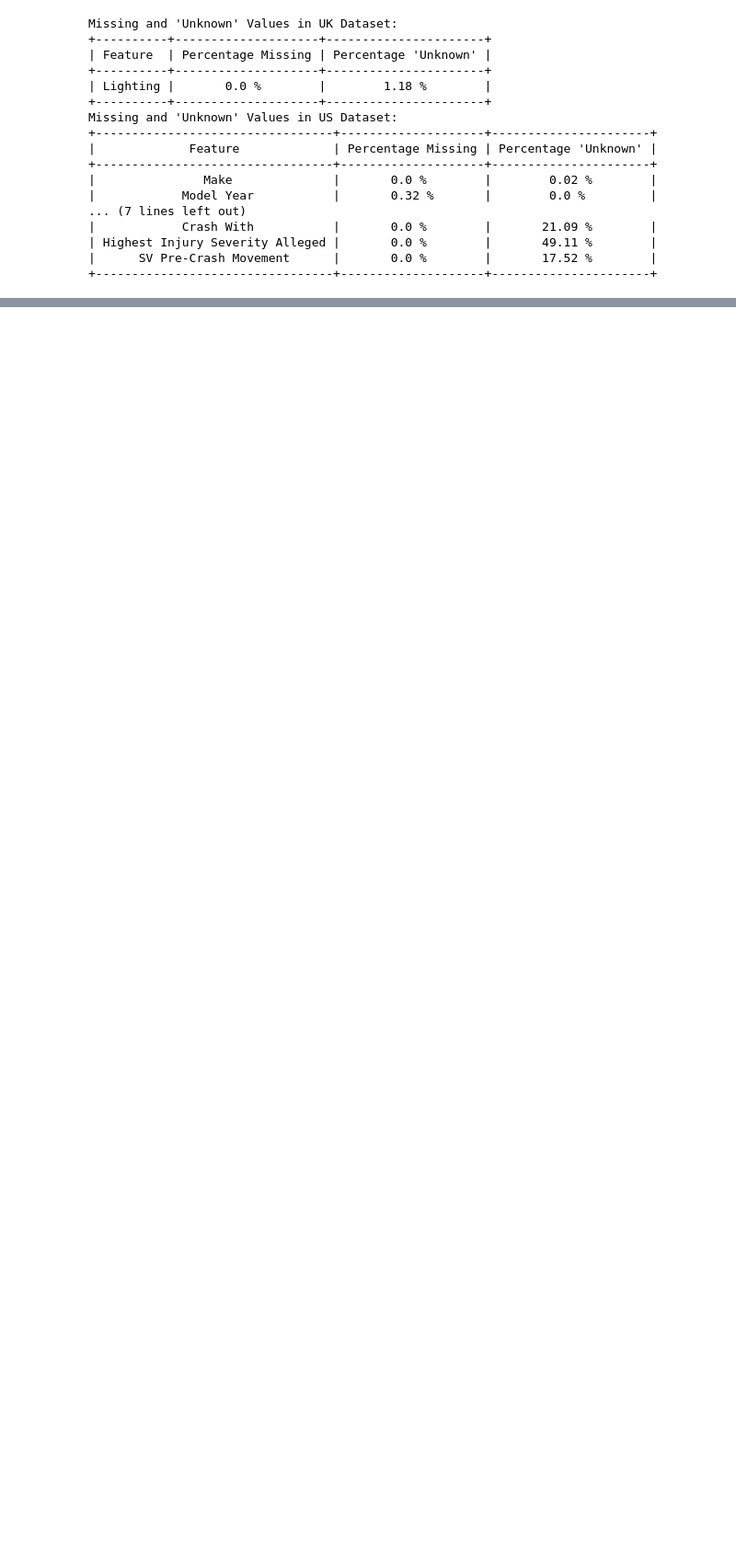
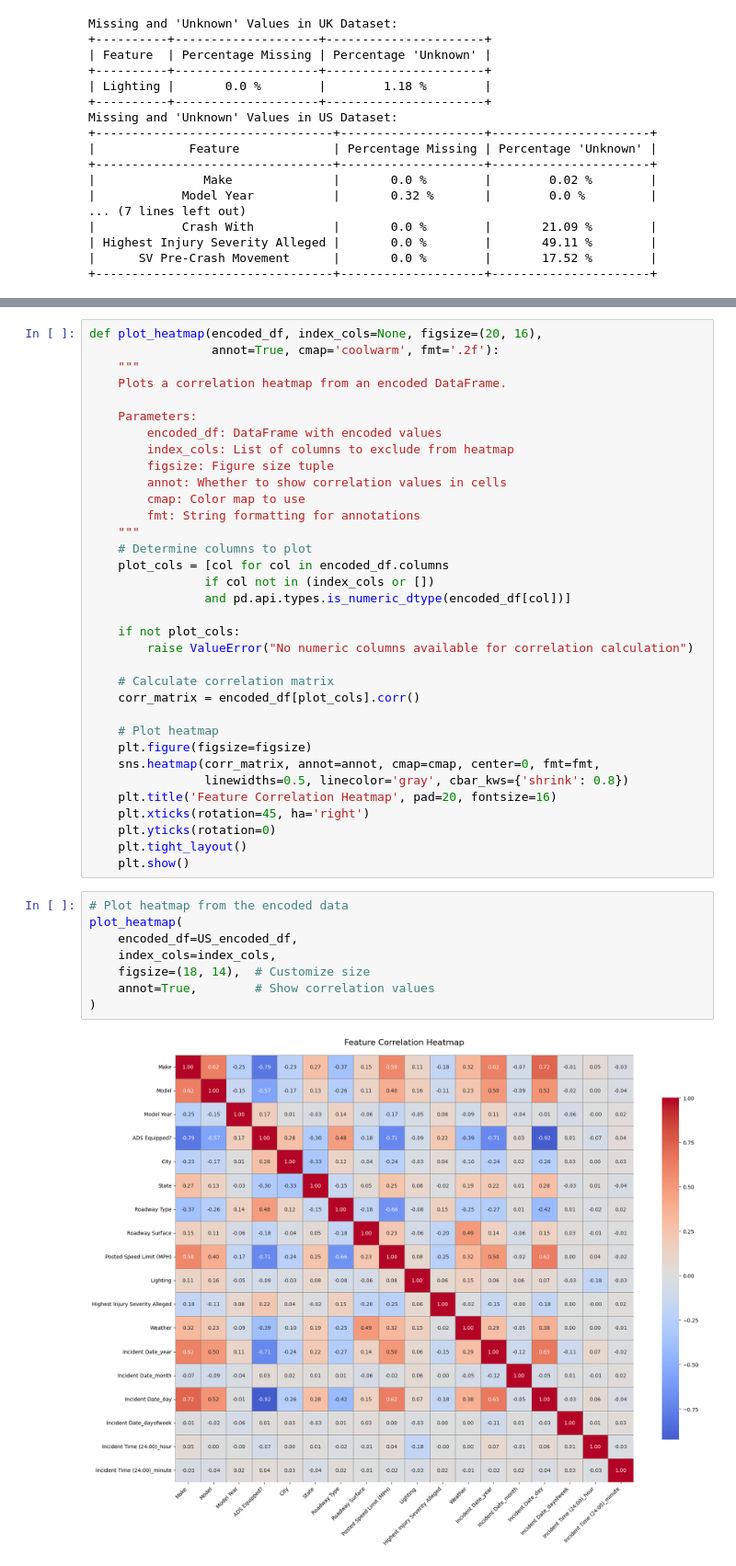
Before and after one commit to mhnrirfan/ML-AI-Risk-Analysis-AV-Data-, a Jupyter notebook: Cleaning, EDA, FE/Feature_Engineering.ipynb, the cells around one changed output, grey strips where cells are left out. Shown at 92% size. Drawn from its saved outputs; the diff is of its cells as text; blank space fills up the shorter version.

```diff
--- a/Cleaning, EDA, FE/Feature_Engineering.ipynb
+++ b/Cleaning, EDA, FE/Feature_Engineering.ipynb
@@ -1319,0 +721,44 @@ plt.show()
+# %%
+def plot_heatmap(encoded_df, index_cols=None, figsize=(20, 16),
+                 annot=True, cmap='coolwarm', fmt='.2f'):
+    """
+    Plots a correlation heatmap from an encoded DataFrame.
+
+    Parameters:
+        encoded_df: DataFrame with encoded values
+        index_cols: List of columns to exclude from heatmap
+        figsize: Figure size tuple
+        annot: Whether to show correlation values in cells
+        cmap: Color map to use
+        fmt: String formatting for annotations
+    """
+    # Determine columns to plot
+    plot_cols = [col for col in encoded_df.columns
+                if col not in (index_cols or [])
+                and pd.api.types.is_numeric_dtype(encoded_df[col])]
+
+    if not plot_cols:
+        raise ValueError("No numeric columns available for correlation calculation")
+
+    # Calculate correlation matrix
+    corr_matrix = encoded_df[plot_cols].corr()
+
+    # Plot heatmap
+    plt.figure(figsize=figsize)
+    sns.heatmap(corr_matrix, annot=annot, cmap=cmap, center=0, fmt=fmt,
+                linewidths=0.5, linecolor='gray', cbar_kws={'shrink': 0.8})
+    plt.title('Feature Correlation Heatmap', pad=20, fontsize=16)
+    plt.xticks(rotation=45, ha='right')
+    plt.yticks(rotation=0)
+    plt.tight_layout()
+    plt.show()
+# %%
+# Plot heatmap from the encoded data
+plot_heatmap(
+    encoded_df=US_encoded_df,
+    index_cols=index_cols,
+    figsize=(18, 14),  # Customize size
+    annot=True,        # Show correlation values
+)
+# %% [output]
+[figure, added]
```
Also changed, not shown: parts of 111 cells of this notebook, 2 other files.
